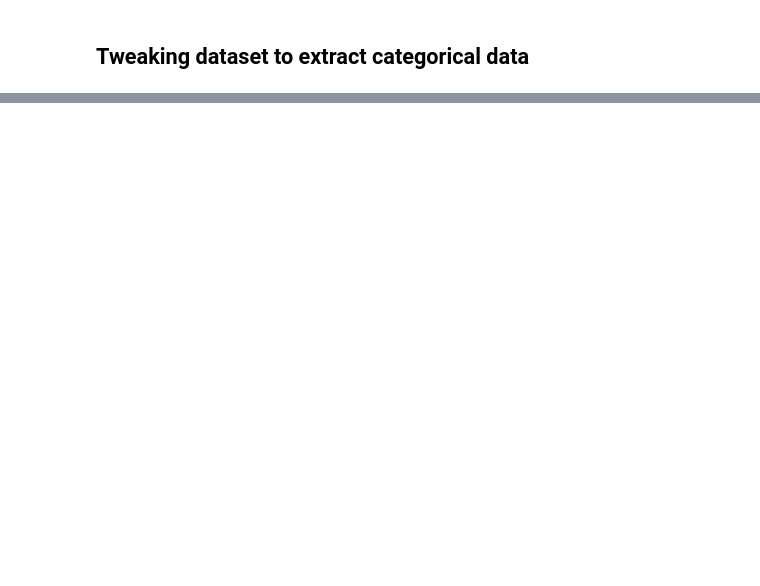
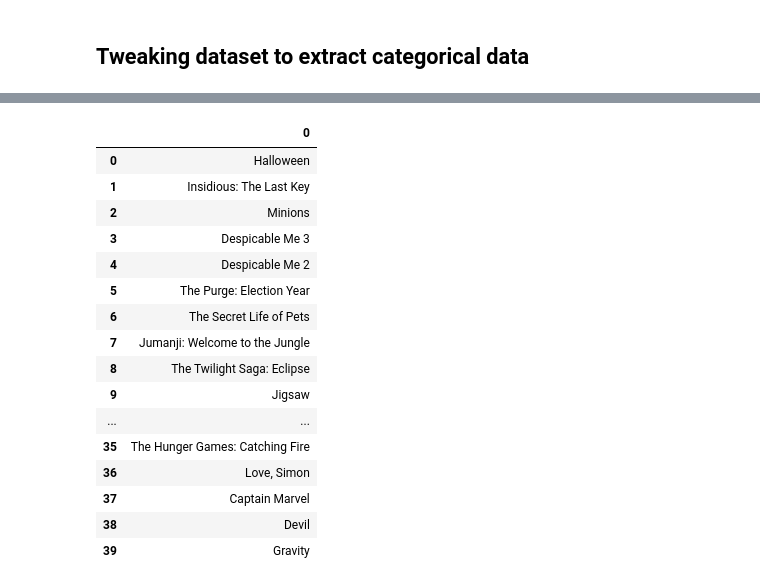
Before and after one commit to tbassils/Microsoft_Movie_Data_Analysis, a Jupyter notebook: Forrest/Final_Submission.ipynb, the cells around one changed output, grey strips where cells are left out. Cells and saved outputs as stored; diff of their text form; code cells hidden in the pictures; blank space fills up the shorter version.

```diff
--- a/Forrest/Final_Submission.ipynb
+++ b/Forrest/Final_Submission.ipynb
@@ -207,0 +346,20 @@ plt.show()
+# %%
+df1
+# %% [output]
+|  | 0 |
+| 0 | Halloween |
+| 1 | Insidious: The Last Key |
+| 2 | Minions |
+| 3 | Despicable Me 3 |
+| 4 | Despicable Me 2 |
+| 5 | The Purge: Election Year |
+| 6 | The Secret Life of Pets |
+| 7 | Jumanji: Welcome to the Jungle |
+| 8 | The Twilight Saga: Eclipse |
+| 9 | Jigsaw |
+| ... | ... |
+| 35 | The Hunger Games: Catching Fire |
+| 36 | Love, Simon |
+| 37 | Captain Marvel |
+| 38 | Devil |
+| 39 | Gravity |
```
Also changed, not shown: parts of 23 cells of this notebook.
